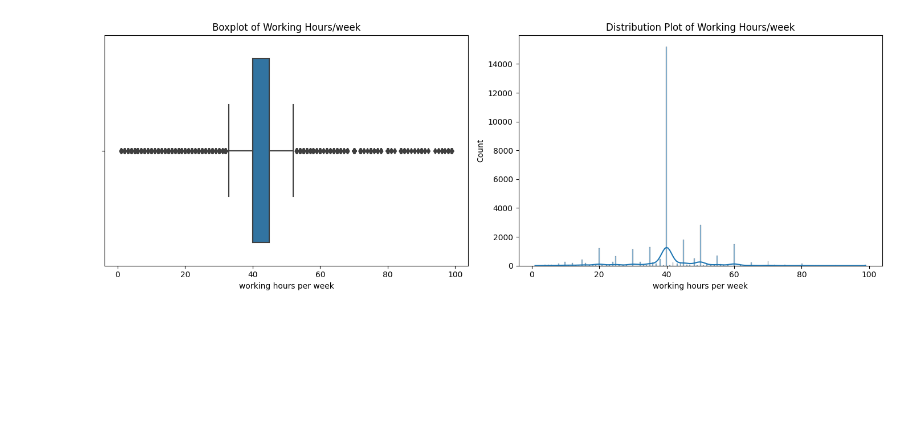
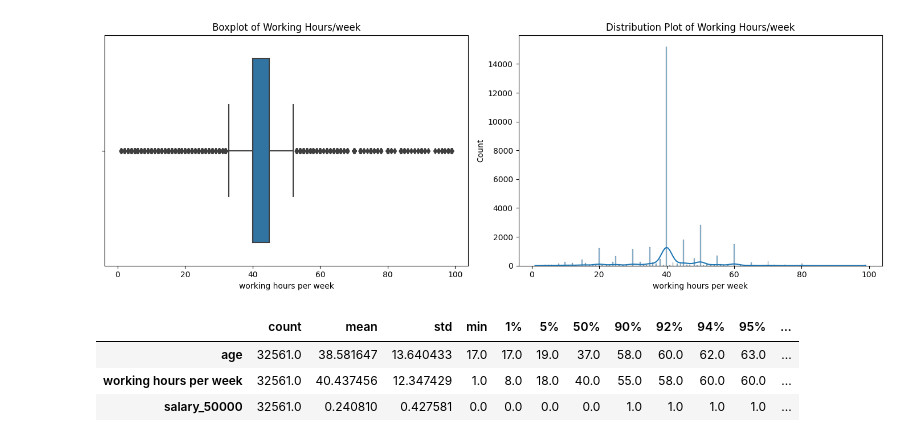
Before and after one commit to nikhil4859/Logistic-Regression, a Jupyter notebook: Salary_Prediction _Data.ipynb, the cells around one changed output. Saved outputs shown, nothing was run; the diff lists cells and outputs as text; code cells hidden in the pictures; blank space fills up the shorter version.

Commit message:
Kaggle Notebook | Salary Prediction Dataset | Version 1

```diff
--- a/Salary_Prediction _Data.ipynb
+++ b/Salary_Prediction _Data.ipynb
@@ -320,0 +298,7 @@ df['age']
+# %%
+df.describe(percentiles = [0.01, 0.05, 0.9, 0.92, 0.94, 0.95, 0.96, 0.97, 0.98, 0.99]).T
+# %% [output]
+|  | count | mean | std | min | 1% | 5% | 50% | 90% | 92% | 94% | 95% | ... |
+| age | 32561.0 | 38.581647 | 13.640433 | 17.0 | 17.0 | 19.0 | 37.0 | 58.0 | 60.0 | 62.0 | 63.0 | ... |
+| working hours per week | 32561.0 | 40.437456 | 12.347429 | 1.0 | 8.0 | 18.0 | 40.0 | 55.0 | 58.0 | 60.0 | 60.0 | ... |
+| salary_50000 | 32561.0 | 0.240810 | 0.427581 | 0.0 | 0.0 | 0.0 | 0.0 | 1.0 | 1.0 | 1.0 | 1.0 | ... |
```
Also changed, not shown: parts of 3 cells of this notebook.
